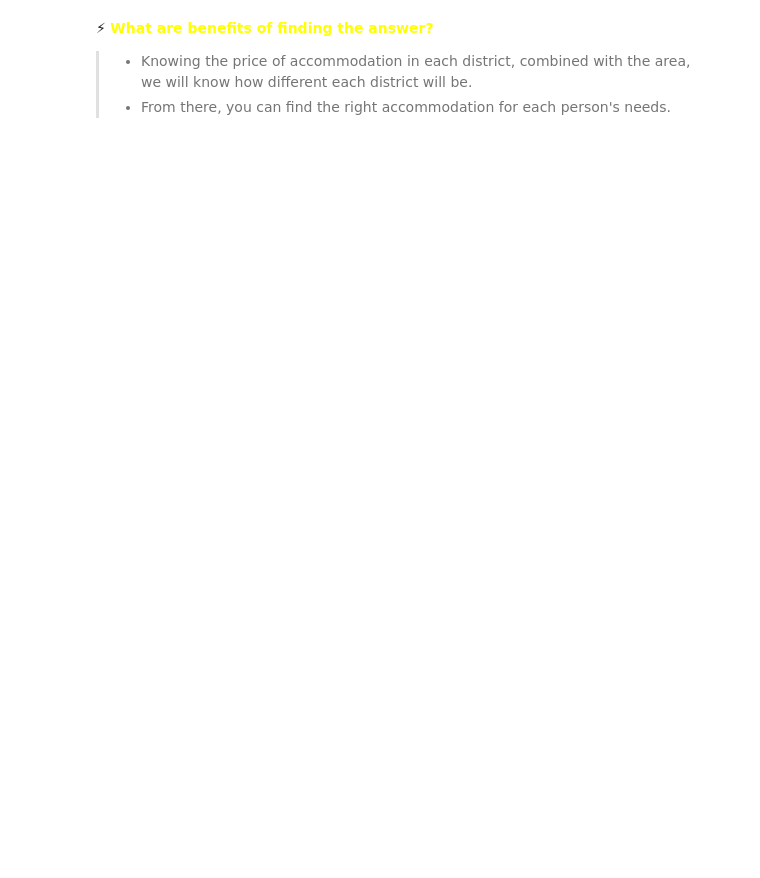
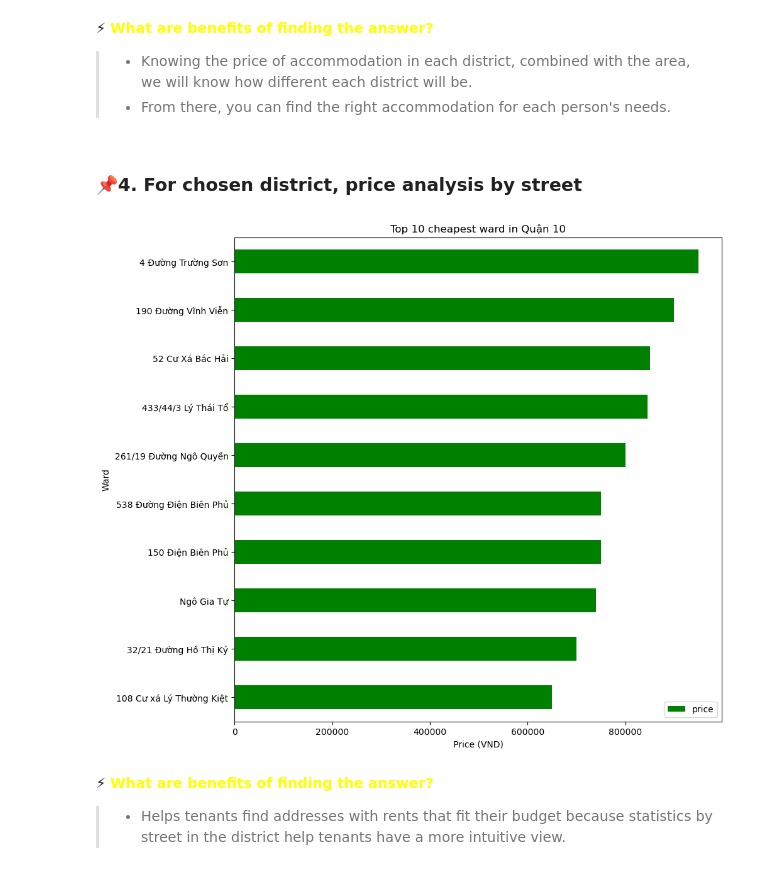
Before and after one commit to TienDat57/VNHouseRent, a Jupyter notebook: notebook/Question4.ipynb, the cells around one changed output. Saved outputs shown, nothing was run; the diff lists cells and outputs as text; code cells hidden in the pictures; blank space fills up the shorter version.

```diff
--- a/notebook/Question4.ipynb
+++ b/notebook/Question4.ipynb
@@ -105,3 +105,33 @@ plt.show()
 &#9889; <font color="yellow"><b>What are benefits of finding the answer? </b></font>
 >- Knowing the price of accommodation in each district, combined with the area, we will know how different each district will be.
 >- From there, you can find the right accommodation for each person's needs.
+# %% [markdown]
+### 📌4. For chosen district, price analysis by street
+# %%
+# choose district and get the list of ward
+district = 'Quận 10'
+choose_district = df[df['district'] == district]
+ward_list = choose_district['street'].unique()
+ward_list
+
+# group by ward and get the mean of price
+grouped = choose_district.groupby('street')
+ward_mean = grouped['price'].mean()
+ward_mean
+
+# create a new dataframe
+df_ward = pd.DataFrame(ward_mean)
+df_ward = df_ward.sort_values(by='price', ascending=True)
+
+# visualize top 10 in bar chart
+df_ward_top10 = df_ward.head(10)
+df_ward_top10.plot(kind='barh', figsize=(10, 10), color='green')
+plt.title('Top 10 cheapest ward in ' + district)
+plt.xlabel('Price (VND)')
+plt.ylabel('Ward')
+plt.show()
+# %% [output]
+[figure, added]
+# %% [markdown]
+&#9889; <font color="yellow"><b>What are benefits of finding the answer? </b></font>
+>- Helps tenants find addresses with rents that fit their budget because statistics by street in the district help tenants have a more intuitive view.
```
Also changed, not shown: parts of 5 cells of this notebook, 7 other files.
